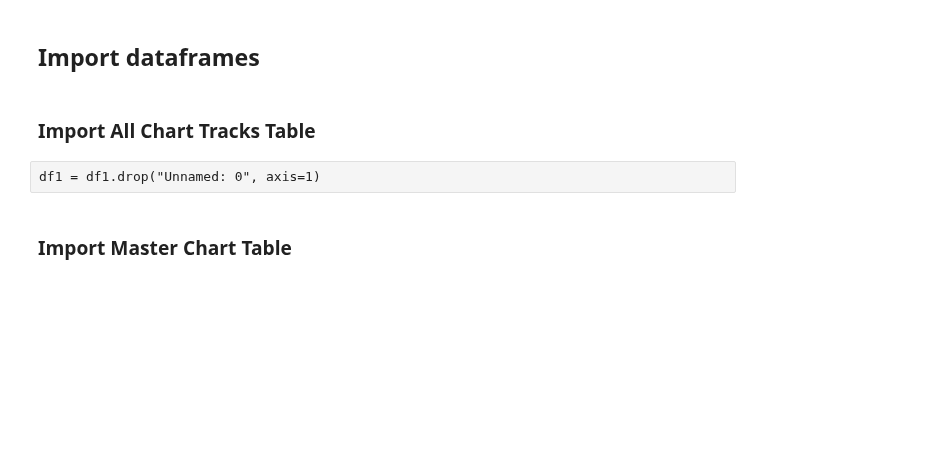
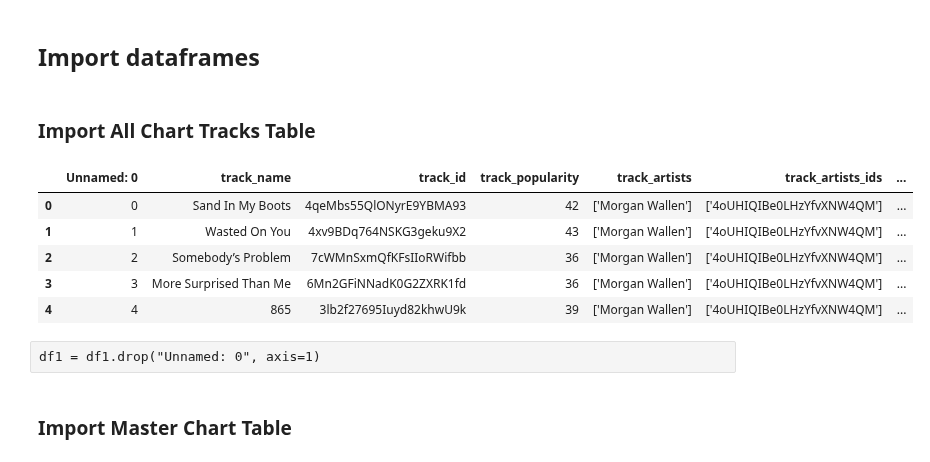
Before and after one commit to katieravenwood/Spotify-Five-Year-Analysis-Project, a Jupyter notebook: notebooks/ExploratoryAnalysis.ipynb, the cells around one changed output. Saved outputs shown, nothing was run; the diff lists cells and outputs as text; code cells hidden in the pictures; blank space fills up the shorter version.

```diff
--- a/notebooks/ExploratoryAnalysis.ipynb
+++ b/notebooks/ExploratoryAnalysis.ipynb
@@ -35,6 +35,14 @@ IPython.OutputArea.prototype._should_scroll = function(lines) {
 ### Import All Chart Tracks Table
 # %%
 df1=pd.read_csv("../data/AllChartAlbumTracksRecoded.csv")
+df1.head()
+# %% [output]
+|  | Unnamed: 0 | track_name | track_id | track_popularity | track_artists | track_artists_ids | ... |
+| 0 | 0 | Sand In My Boots | 4qeMbs55QlONyrE9YBMA93 | 42 | ['Morgan Wallen'] | ['4oUHIQIBe0LHzYfvXNW4QM'] | ... |
+| 1 | 1 | Wasted On You | 4xv9BDq764NSKG3geku9X2 | 43 | ['Morgan Wallen'] | ['4oUHIQIBe0LHzYfvXNW4QM'] | ... |
+| 2 | 2 | Somebody’s Problem | 7cWMnSxmQfKFsIIoRWifbb | 36 | ['Morgan Wallen'] | ['4oUHIQIBe0LHzYfvXNW4QM'] | ... |
+| 3 | 3 | More Surprised Than Me | 6Mn2GFiNNadK0G2ZXRK1fd | 36 | ['Morgan Wallen'] | ['4oUHIQIBe0LHzYfvXNW4QM'] | ... |
+| 4 | 4 | 865 | 3lb2f27695Iuyd82khwU9k | 39 | ['Morgan Wallen'] | ['4oUHIQIBe0LHzYfvXNW4QM'] | ... |
 # %% [raw]
 df1 = df1.drop("Unnamed: 0", axis=1)
 # %% [markdown]
```
Also changed, not shown: parts of 40 cells of this notebook, 1 other file.
